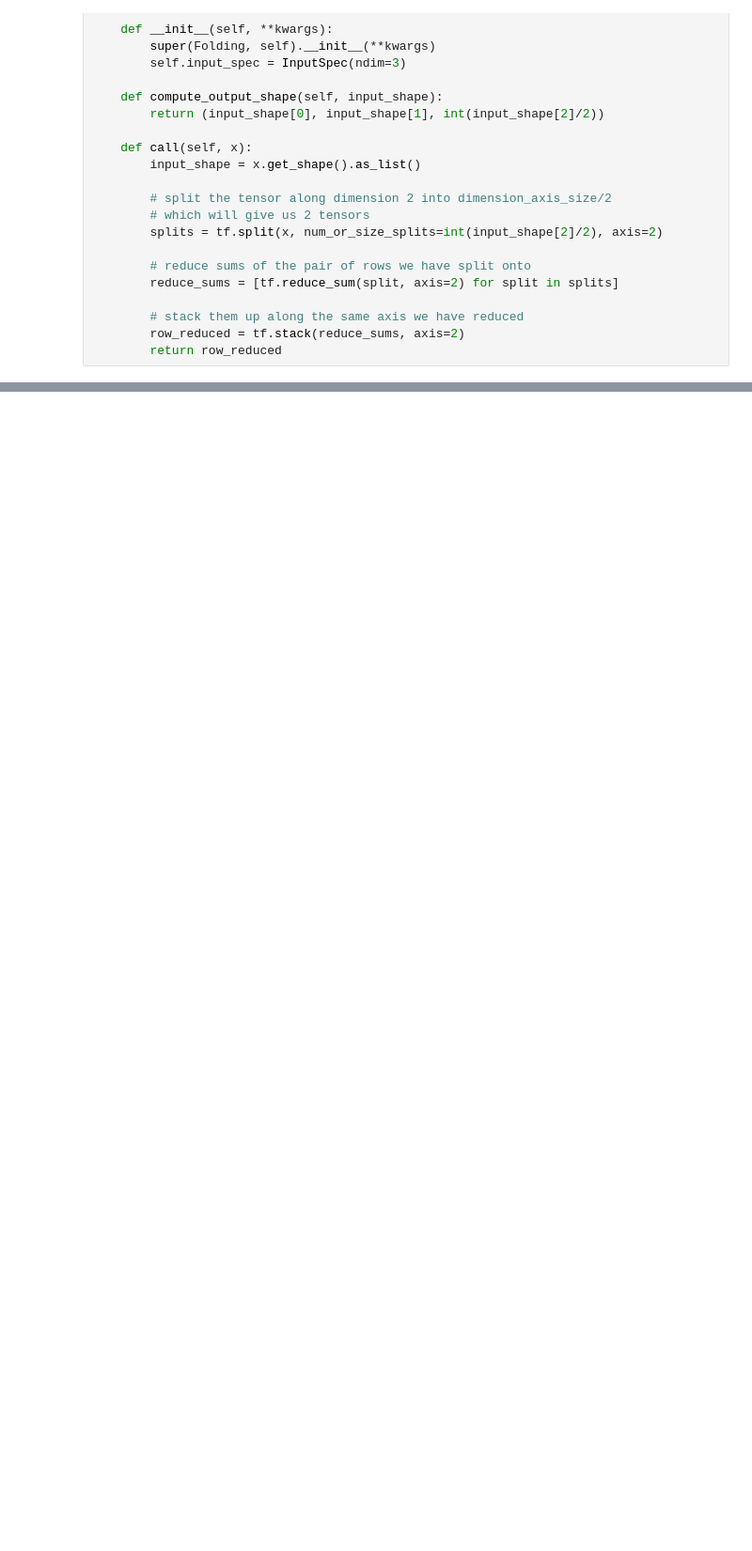
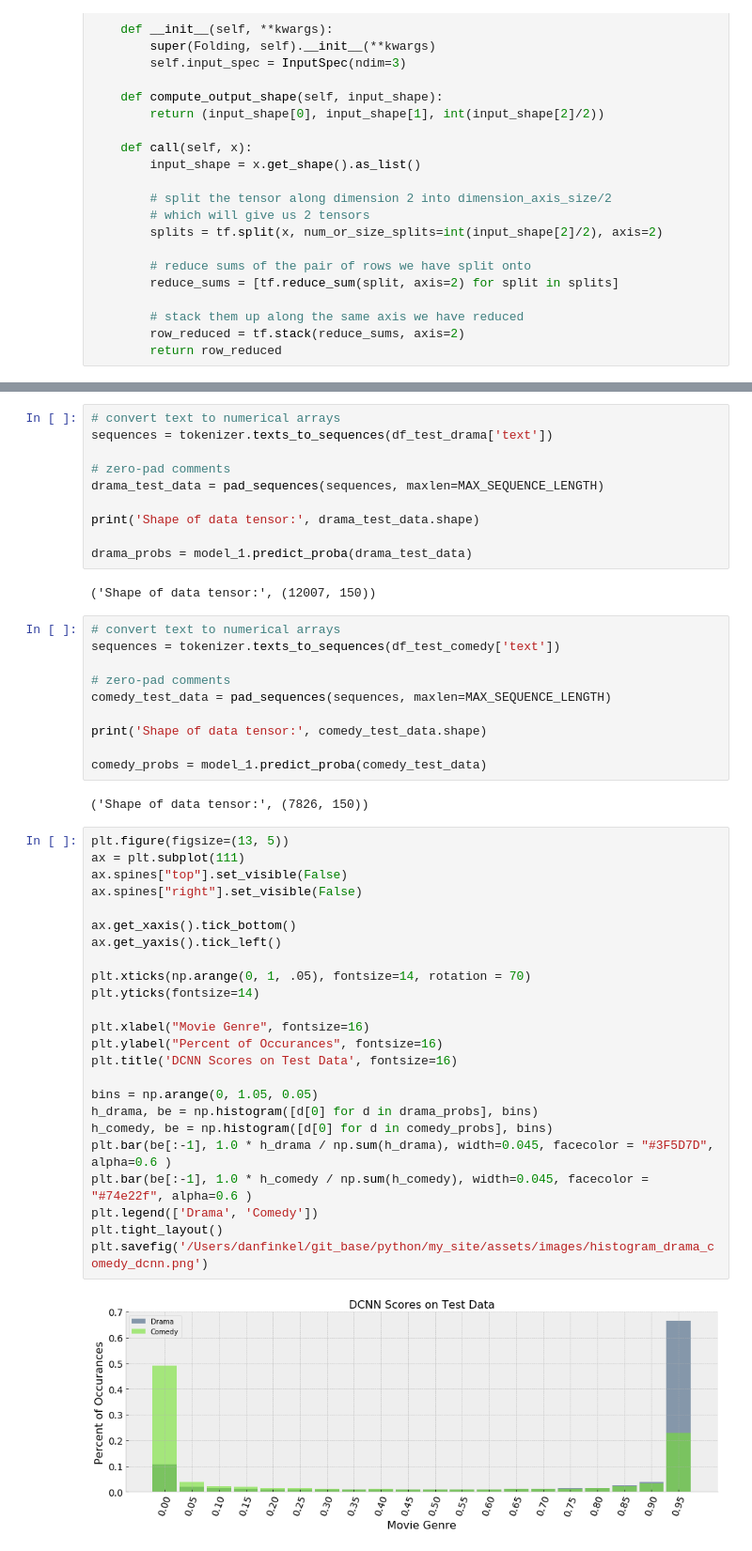
Before and after one commit to danfinkel/python, a Jupyter notebook: text_classification/classify_and_predict_genre.ipynb, the cells around one changed output, grey strips where cells are left out. Shown at 94% size. Cells and saved outputs as stored; diff of their text form; blank space fills up the shorter version.

```diff
--- a/text_classification/classify_and_predict_genre.ipynb
+++ b/text_classification/classify_and_predict_genre.ipynb
@@ -471,0 +544,50 @@ unigrams, bigrams, trigrams = extract_features(pipeline)
+# %%
+# convert text to numerical arrays
+sequences = tokenizer.texts_to_sequences(df_test_drama['text'])
+
+# zero-pad comments
+drama_test_data = pad_sequences(sequences, maxlen=MAX_SEQUENCE_LENGTH)
+
+print('Shape of data tensor:', drama_test_data.shape)
+
+drama_probs = model_1.predict_proba(drama_test_data)
+# %% [output]
+('Shape of data tensor:', (12007, 150))
+# %%
+# convert text to numerical arrays
+sequences = tokenizer.texts_to_sequences(df_test_comedy['text'])
+
+# zero-pad comments
+comedy_test_data = pad_sequences(sequences, maxlen=MAX_SEQUENCE_LENGTH)
+
+print('Shape of data tensor:', comedy_test_data.shape)
+
+comedy_probs = model_1.predict_proba(comedy_test_data)
+# %% [output]
+('Shape of data tensor:', (7826, 150))
+# %%
+plt.figure(figsize=(13, 5))
+ax = plt.subplot(111)
+ax.spines["top"].set_visible(False)
+ax.spines["right"].set_visible(False)
+
+ax.get_xaxis().tick_bottom()
+ax.get_yaxis().tick_left()
+
+plt.xticks(np.arange(0, 1, .05), fontsize=14, rotation = 70)
+plt.yticks(fontsize=14)
+
+plt.xlabel("Movie Genre", fontsize=16)
+plt.ylabel("Percent of Occurances", fontsize=16)
+plt.title('DCNN Scores on Test Data', fontsize=16)
+
+bins = np.arange(0, 1.05, 0.05)
+h_drama, be = np.histogram([d[0] for d in drama_probs], bins)
+h_comedy, be = np.histogram([d[0] for d in comedy_probs], bins)
+plt.bar(be[:-1], 1.0 * h_drama / np.sum(h_drama), width=0.045, facecolor = "#3F5D7D", alpha=0.6 )
+plt.bar(be[:-1], 1.0 * h_comedy / np.sum(h_comedy), width=0.045, facecolor = "#74e22f", alpha=0.6 )
+plt.legend(['Drama', 'Comedy'])
+plt.tight_layout()
+plt.savefig('/Users/danfinkel/git_base/python/my_site/assets/images/histogram_drama_comedy_dcnn.png')
+# %% [output]
+[figure, added]
```
Also changed, not shown: parts of 26 cells of this notebook.
